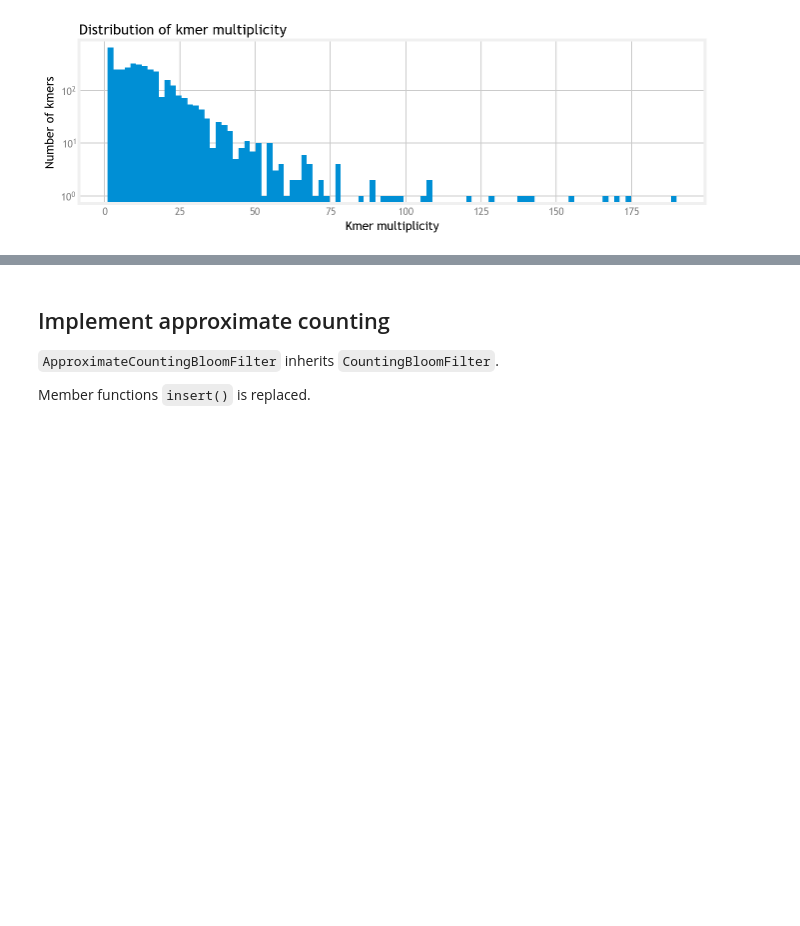
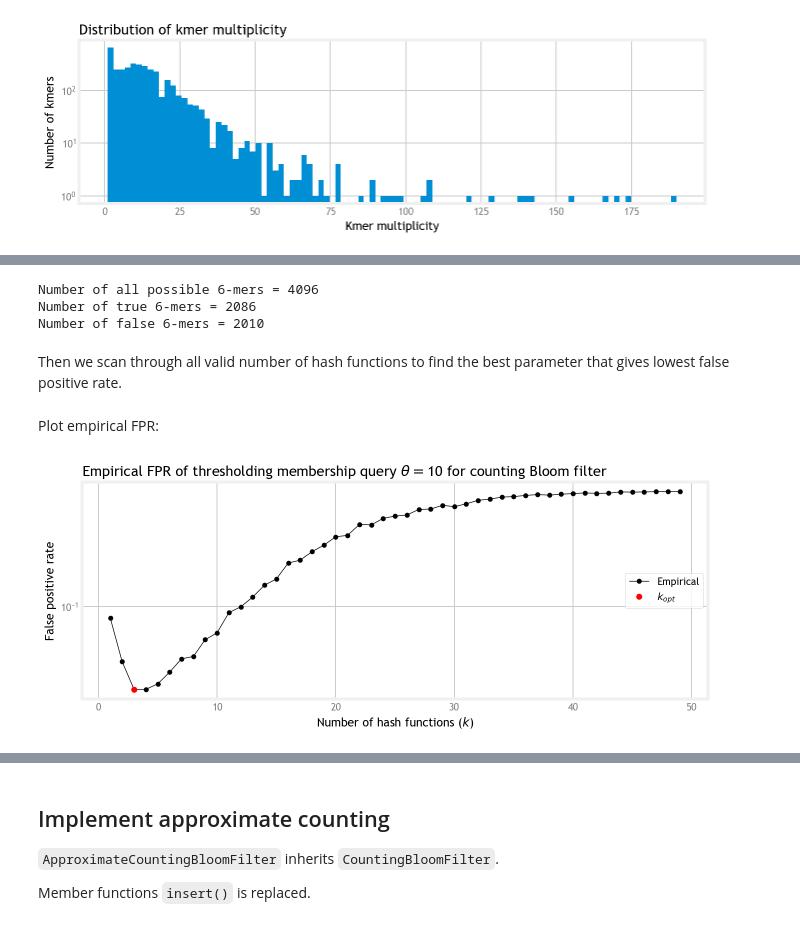
Before and after one commit to milkschen/approx_counting_bloom_filter, a Jupyter notebook: approx_cbf.ipynb, the cells around one changed output, grey strips where cells are left out. Saved outputs shown, nothing was run; the diff lists cells and outputs as text; code cells hidden in the pictures; blank space fills up the shorter version.

```diff
--- a/approx_cbf.ipynb
+++ b/approx_cbf.ipynb
@@ -282,0 +377,68 @@ The size of input stream $m$ is 49996, and let's set the size of the filter $n$
+# %%
+# Test all possible kmers
+import itertools
+
+all_possible_kmers = [''.join(x) for x in itertools.product('ACGT', repeat = size_kmer)]
+true_set = []
+for x in all_possible_kmers:
+    if list_kmer.count(x) >= theta:
+        true_set.append(x)
+true_set = set(true_set)
+false_set = [x for x in set(all_possible_kmers) - true_set]
+
+print (f'Number of all possible {size_kmer}-mers = {len(all_possible_kmers)}')
+print (f'Number of true {size_kmer}-mers = {len(true_set)}')
+print (f'Number of false {size_kmer}-mers = {len(false_set)}')
+# %% [output]
+Number of all possible 6-mers = 4096
+Number of true 6-mers = 2086
+Number of false 6-mers = 2010
+# %% [markdown]
+Then we scan through all valid number of hash functions to find the best parameter that gives lowest false positive rate.
+# %%
+list_tp = []
+list_fn = []
+list_fp = []
+list_tn = []
+for k in list_k:
+    cbf_unlimited = CountingBloomFilter(num_hash = k, size = size_filter)
+
+    # Insertion
+    for kmer in list_kmer:
+        cbf_unlimited.insert(kmer)
+
+    num_tp, num_tn, num_fp, num_fn = 0, 0, 0, 0
+    for kmer in true_set:
+        if cbf_unlimited.thresholding_contain(kmer, theta):
+            num_tp += 1
+        else:
+            num_fn += 1
+    for kmer in false_set:
+        if cbf_unlimited.thresholding_contain(kmer, theta):
+            num_fp += 1
+        else:
+            num_tn += 1
+
+    list_tp.append(num_tp / len(set_kmer))
+    list_fn.append(num_fn / len(set_kmer))
+    list_fp.append(num_fp / len(set_kmer))
+    list_tn.append(num_tn / len(set_kmer))
+
+    del cbf_unlimited
+# %% [markdown]
+Plot empirical FPR:
+# %%
+p_opt_emp = list_fp.index(min(list_fp))
+k_opt_emp = list_k[p_opt_emp]
+
+fig, ax = plt.subplots(figsize=(10,4))
+ax.set_title(r'Empirical FPR of thresholding membership query $\theta =$' + f'{theta} for counting Bloom filter', loc = 'left')
+ax.set_xlabel(f'Number of hash functions ($k$)')
+ax.set_ylabel('False positive rate')
+ax.set_yscale("log", nonposy='clip')
+plt.plot(list_k, list_fp, 'ko-', lw = 0.7, markersize = 4, label = f'Empirical')
+plt.plot(k_opt_emp, min(list_fp), 'ro', markersize=5, label = r'$k_{opt}$')
+ax.legend(loc = 'right')
+plt.show()
+# %% [output]
+[figure, added]
```
Also changed, not shown: parts of 12 cells of this notebook.
